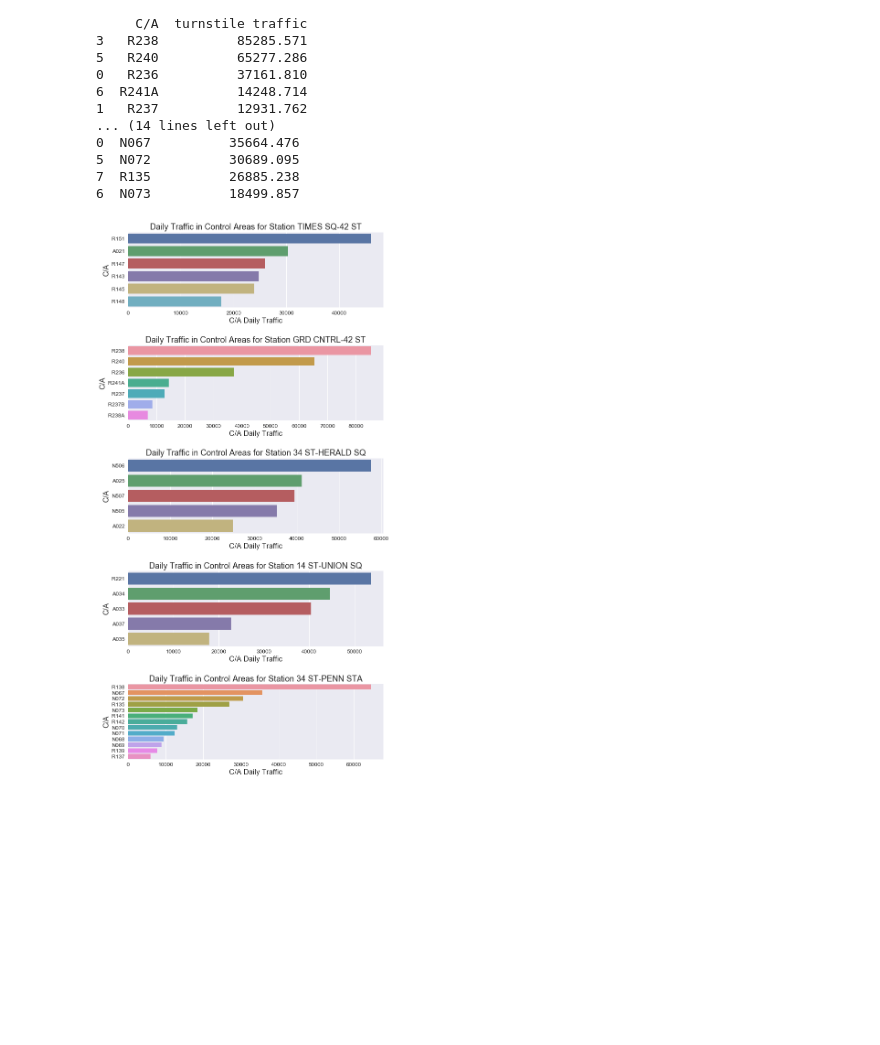
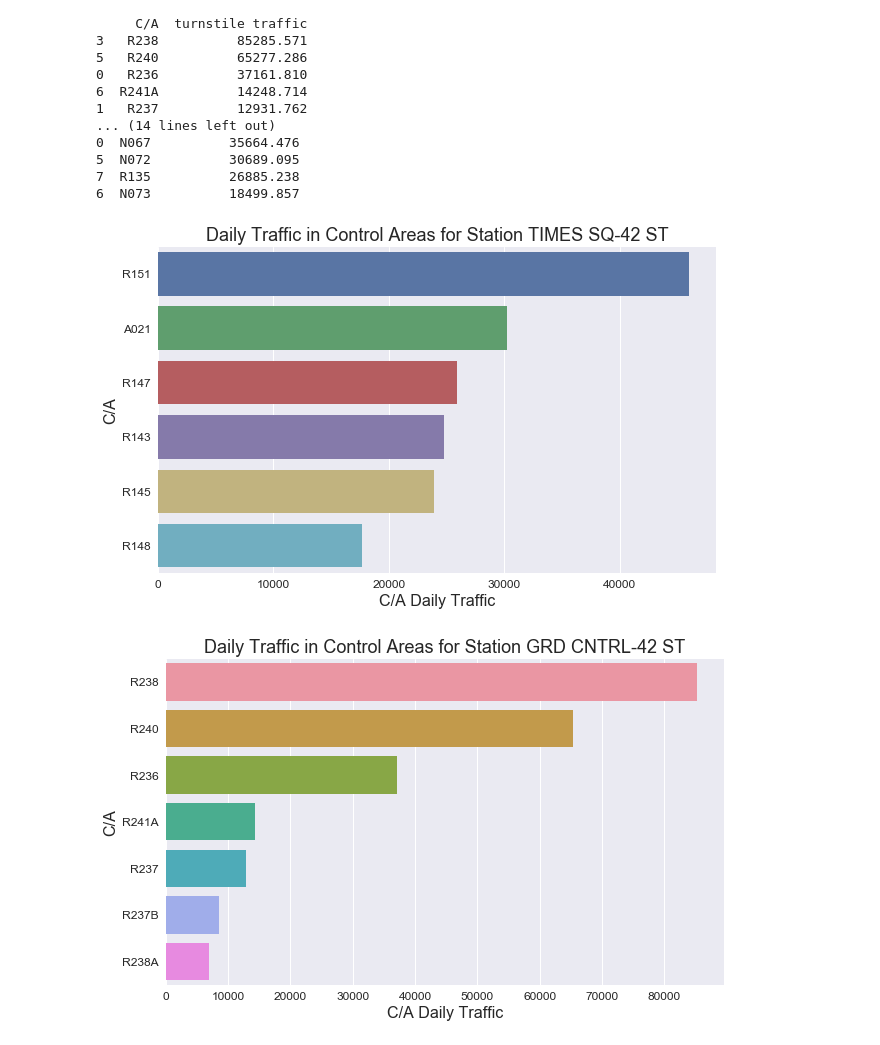
Before and after one commit to TRobertJackson/Data-Science-Projects, a Jupyter notebook: Benson Project.ipynb, the cells around one changed output. Drawn from its saved outputs; the diff is of its cells as text; code cells hidden in the pictures; blank space fills up the shorter version.

```diff
--- a/Benson Project.ipynb
+++ b/Benson Project.ipynb
@@ -239,8 +239,9 @@ fig, ax = plt.subplots()
 fig.set_size_inches(10,6)
 rc={'axes.labelsize': 16, 'font.size': 16, 'legend.fontsize': 32.0, 'axes.titlesize': 24, 'xtick.labelsize': 16, 'ytick.labelsize': 16}
 sns.set(rc = rc)
-b = sns.barplot(x = DayAverageTraffic['dayname'], y = DayAverageTraffic['turnstile traffic'])
-b.set_xlabel('Day of Week')
-b.set_ylabel('Total Turnstile Traffic');
-b.set_title('Traffic on Day of Week for NYC MTA System')
+sns.barplot(x = DayAverageTraffic['dayname'], y = DayAverageTraffic['turnstile traffic'])
+ax.set_xlabel('Day of Week')
+ax.set_ylabel('Total Turnstile Traffic');
+ax.set_title('Traffic on Day of Week for NYC MTA System')
+fig.savefig("Traffic on Day of Week for NYC MTA System.png")
 # %% [output]
@@ -362,31 +342,34 @@ for station in TopStations:
 7  R135          26885.238
 6  N073          18499.857
 # %%
-fig, ax = plt.subplots(figsize = (10, 80), ncols = 1, nrows = 5)
+'''fig, ax = plt.subplots(figsize = (10, 80), ncols = 1, nrows = 5)
 fig.tight_layout()
 rc={'axes.labelsize': 16, 'font.size': 16, 'legend.fontsize': 32.0, 'axes.titlesize': 18, 'xtick.labelsize': 12, 'ytick.labelsize': 12}
 sns.set(rc = rc)
 
 left   =  0.125  # the left side of the subplots of the figure
 right  =  0.9    # the right side of the subplots of the figure
 bottom =  0.1    # the bottom of the subplots of the figure
 top    =  0.3    # the top of the subplots of the figure
 wspace =  0.2    # the amount of width reserved for blank space between subplots
 hspace =  0.5    # the amount of height reserved for white space between subplots
 
 plt.subplots_adjust(
     left    =  left,
     bottom  =  bottom,
     right   =  right,
     top     =  top,
     wspace  =  wspace,
     hspace  =  hspace
-)
+)'''
 
 for index, station in enumerate(TopStations):
-    ax[index].set_title('Daily Traffic in Control Areas for Station %s' %station)
-    sns.barplot(x = TopStationDailyTraffic_CA[station]['turnstile traffic'], y = TopStationDailyTraffic_CA[station]['C/A'], ax=ax[index])
-    ax[index].set_xlabel('C/A Daily Traffic')
-    ax[index].set_ylabel('C/A');
+    fig, ax = plt.subplots(figsize = (10, 6), ncols = 1, nrows = 1)
+    ax.set_title('Daily Traffic in Control Areas for Station %s' %station)
+    sns.barplot(x = TopStationDailyTraffic_CA[station]['turnstile traffic'], y = TopStationDailyTraffic_CA[station]['C/A'], ax=ax)
+    ax.set_xlabel('C/A Daily Traffic')
+    ax.set_ylabel('C/A');
+    plt.savefig('Daily Traffic in Control Areas for Station %s.png' %station)
 # %% [output]
-[figure, old version]
+[figure, new version]
+[figure, added]
```
Also changed, not shown: parts of 5 cells of this notebook, 12 other files.
